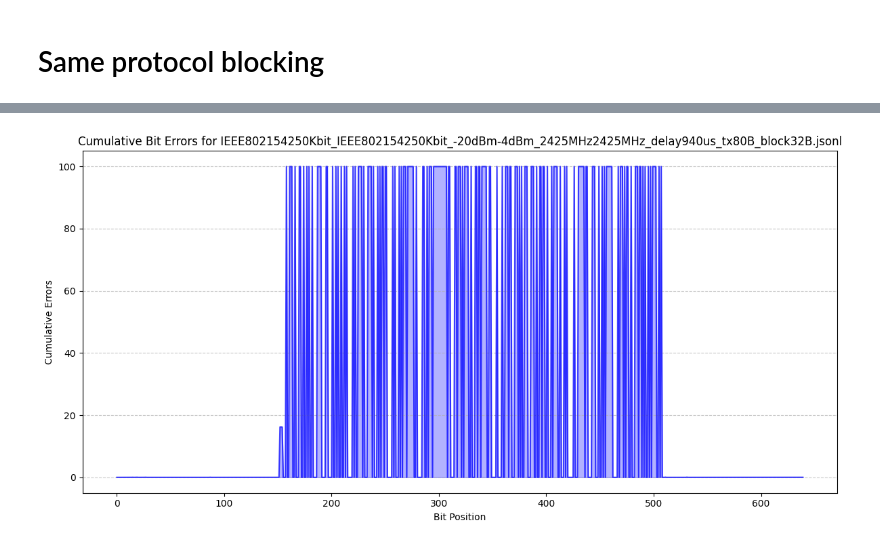
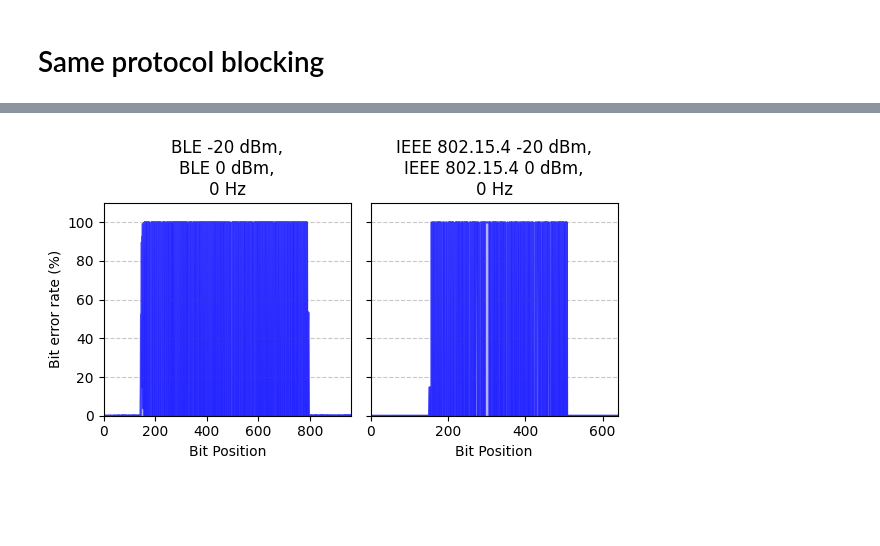
Before and after one commit to Zimrahin/DotBot-firmware, a Jupyter notebook: a_python/plot_ratio_wrong_bits.ipynb, the cells around one changed output, grey strips where cells are left out. Cells and saved outputs as stored; diff of their text form; code cells hidden in the pictures; blank space fills up the shorter version.

```diff
--- a/a_python/plot_ratio_wrong_bits.ipynb
+++ b/a_python/plot_ratio_wrong_bits.ipynb
@@ -420,6 +463,9 @@ plot_grouped_ber_with_subplots(files_dict_same,
-# %%
-# Example: Plot for the first file in a group
-example_file_same = files_dict_same["IEEE802154250Kbit_IEEE802154250Kbit"][16]
-plot_cumulative_bit_errors(example_file_same)
-# %% [output]
-[figure, removed]
+# %%
+# Example: Plot for an array of files
+example_file_same = [
+    files_dict_same["BLE1MBit_BLE1MBit"][17],
+    files_dict_same["IEEE802154250Kbit_IEEE802154250Kbit"][17],
+]
+plot_cumulative_bit_errors_array(example_file_same, figsize=(6,3.5))
+# %% [output]
+[figure, added]
```
Also changed, not shown: parts of 4 cells of this notebook.
